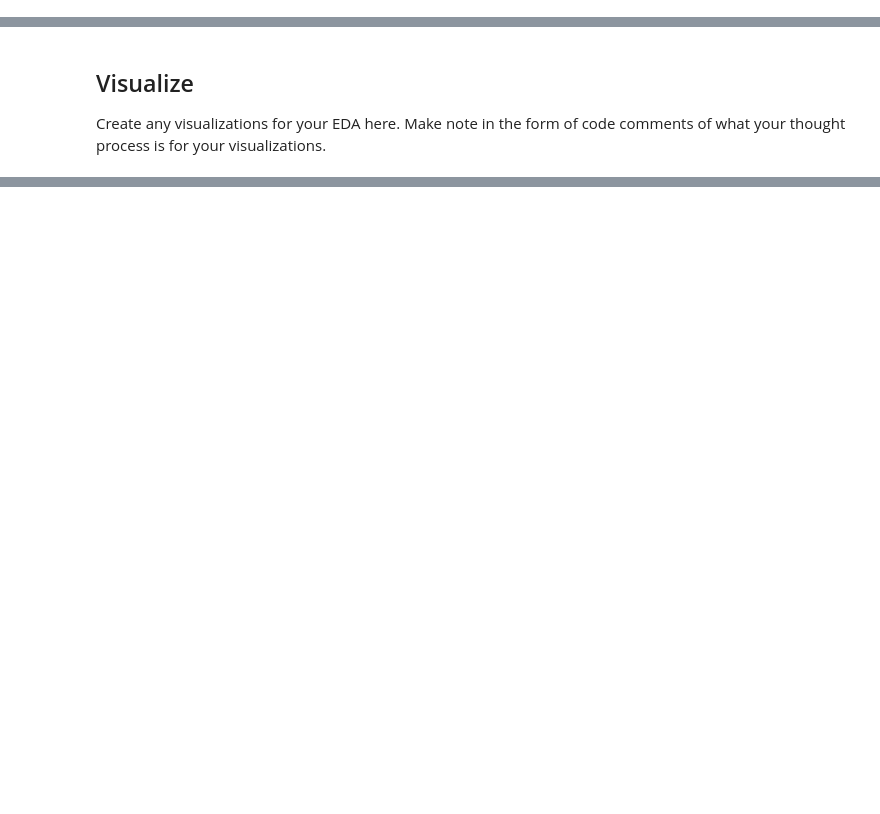
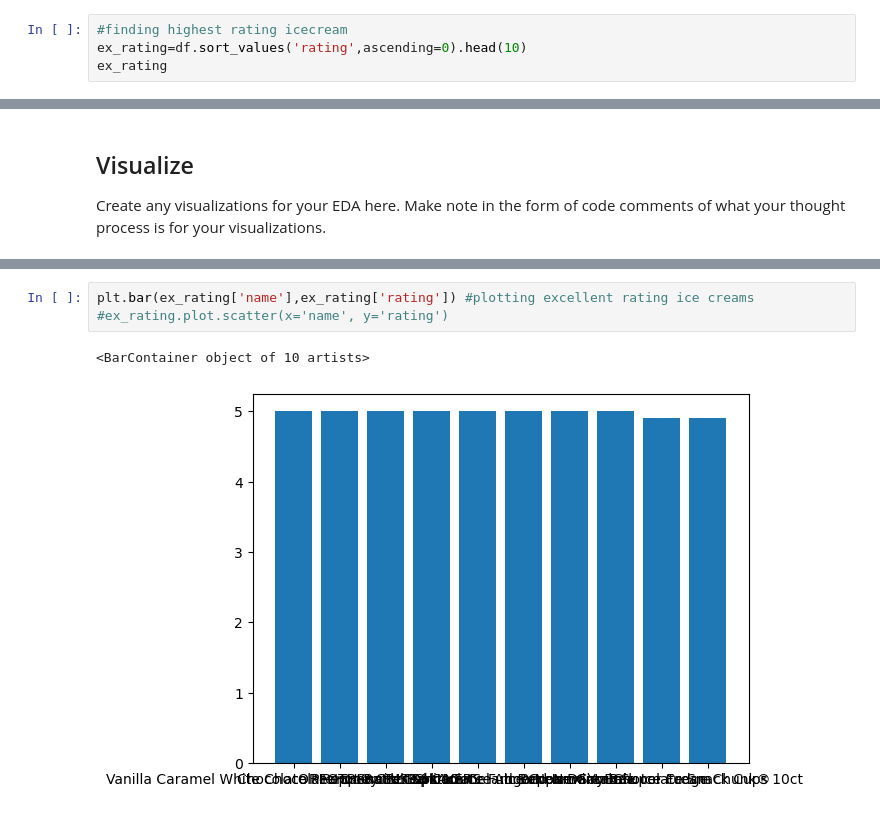
Before and after one commit to KavVij/eda-checkpoint_Kav, a Jupyter notebook: checkpoint-two.ipynb, the cells around one changed output, grey strips where cells are left out. Saved outputs shown, nothing was run; the diff lists cells and outputs as text; blank space fills up the shorter version.

```diff
--- a/checkpoint-two.ipynb
+++ b/checkpoint-two.ipynb
@@ -28,0 +88,4 @@ When working on your code, make sure to leave comments so that your mentors can
+# %%
+#finding highest rating icecream
+ex_rating=df.sort_values('rating',ascending=0).head(10)
+ex_rating
@@ -33,3 +157,9 @@ Create any visualizations for your EDA here. Make note in the form of code comme
+# %%
+plt.bar(ex_rating['name'],ex_rating['rating']) #plotting excellent rating ice creams
+#ex_rating.plot.scatter(x='name', y='rating')
+# %% [output]
+<BarContainer object of 10 artists>
+[figure, added]
 # %% [markdown]
 ## Summarize Your Results
 
```
Also changed, not shown: parts of 12 cells of this notebook.
